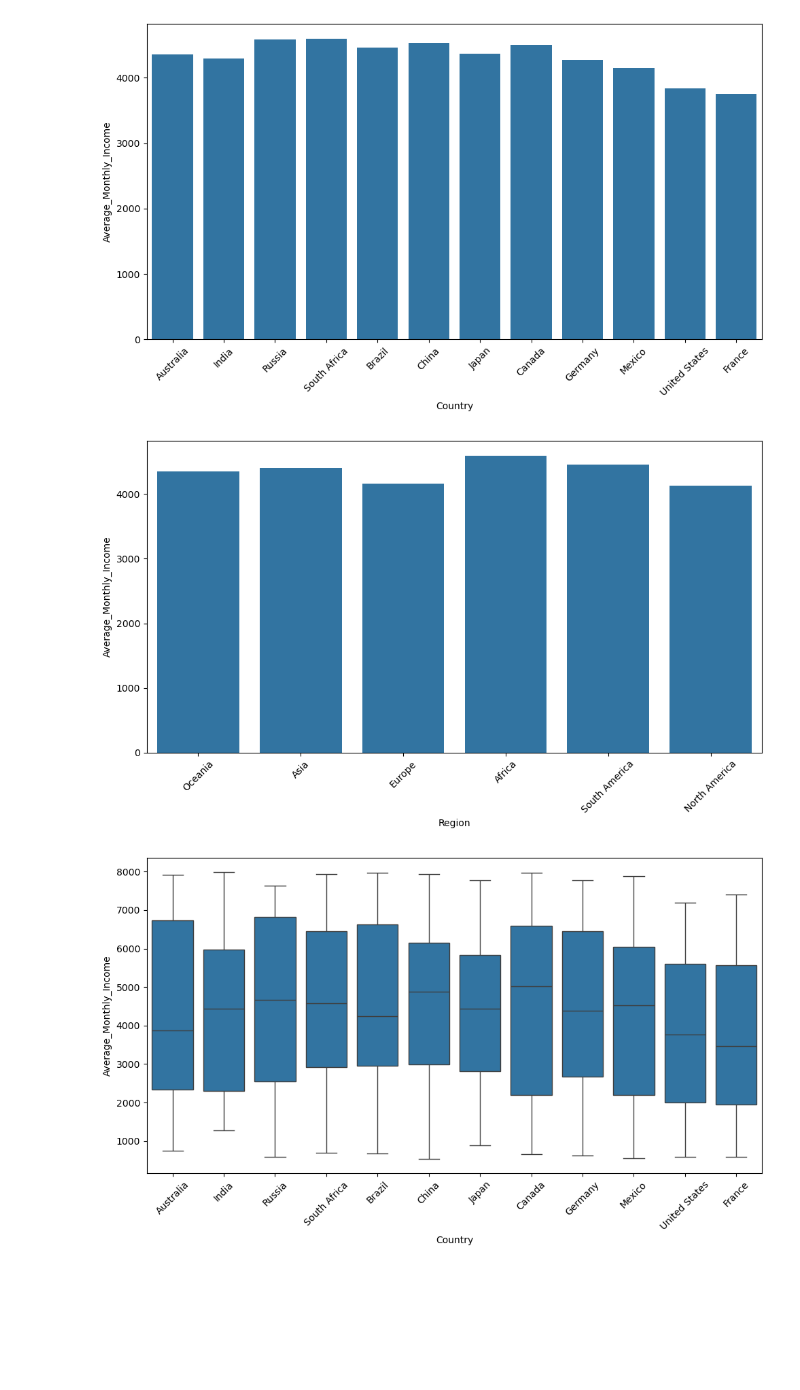
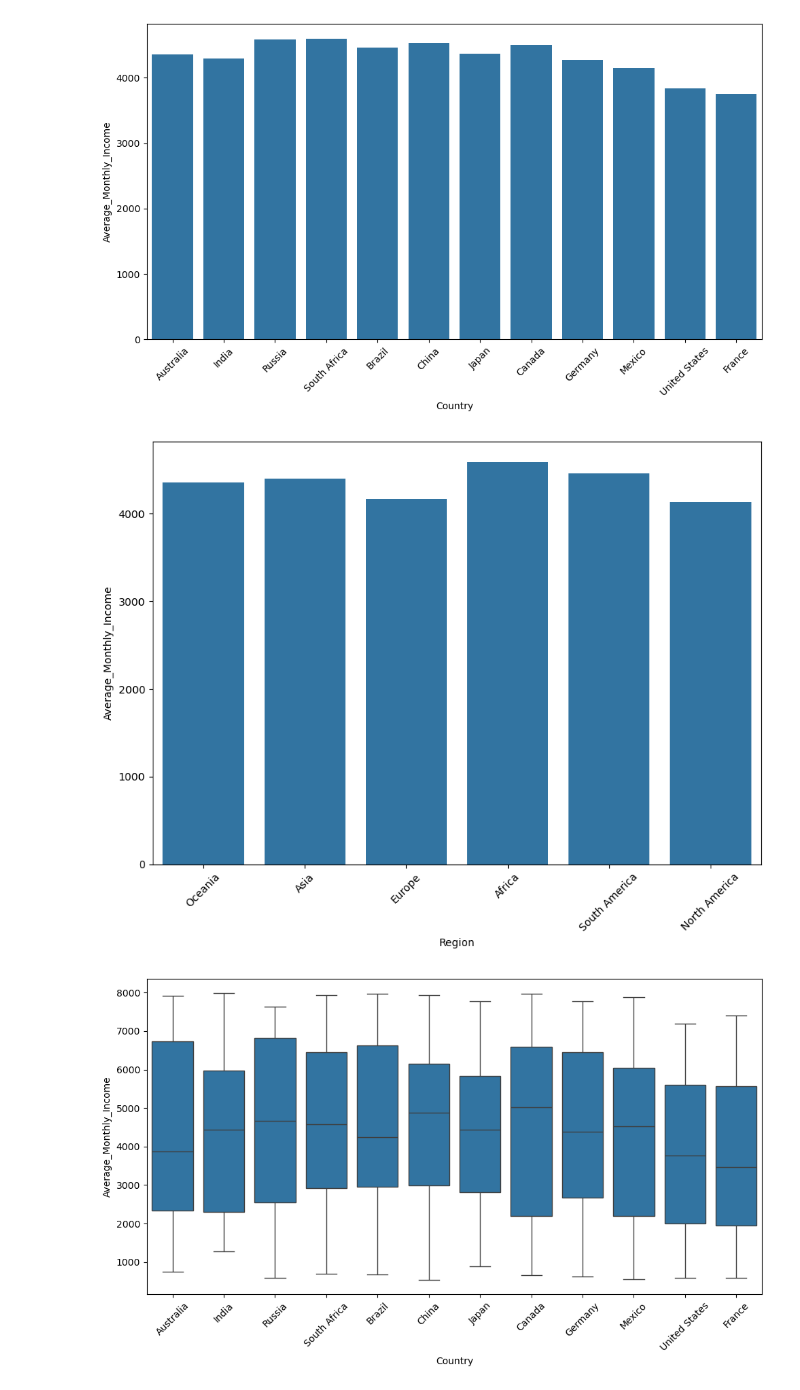
Before and after one commit to szhagnay/Cohort-A-Econ, a Jupyter notebook: notebooks/Fari_eda.ipynb, the cells around one changed output. Saved outputs shown, nothing was run; the diff lists cells and outputs as text; code cells hidden in the pictures; blank space fills up the shorter version.

```diff
--- a/notebooks/Fari_eda.ipynb
+++ b/notebooks/Fari_eda.ipynb
@@ -177,13 +177,13 @@ plt.tight_layout()
 # %% [output]
 [figure]
 # %%
-# Box plot of Countries vs. Average Monthly Income
-plt.figure(figsize=(10,6))
+# Bar plot of Countries vs. Average Monthly Income
+plt.figure(figsize=(9,7))
 sns.barplot(data=world_col,x="Region", y="Average_Monthly_Income", errorbar=None)
 plt.xticks(rotation=45)
 plt.tight_layout()
 # %% [output]
-[figure, old version]
+[figure, new version]
 # %%
 # Box plot of Countries vs. Average Monthly Income
 plt.figure(figsize=(10,6))
```
Also changed, not shown: parts of 2 cells of this notebook.
